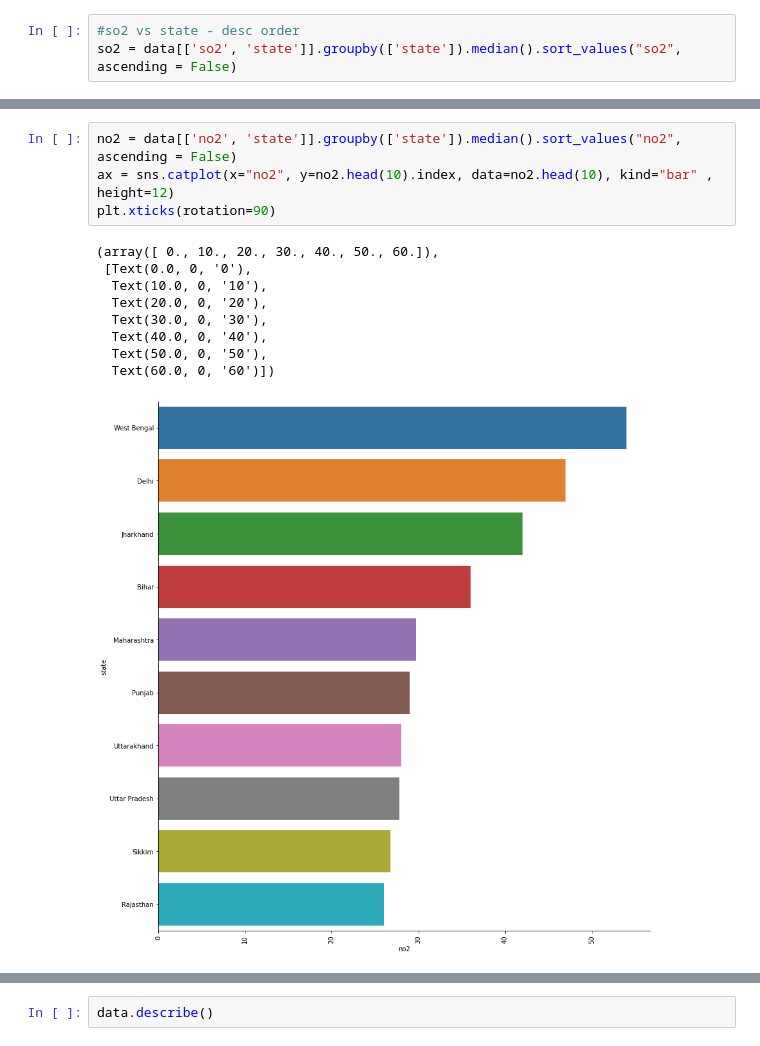
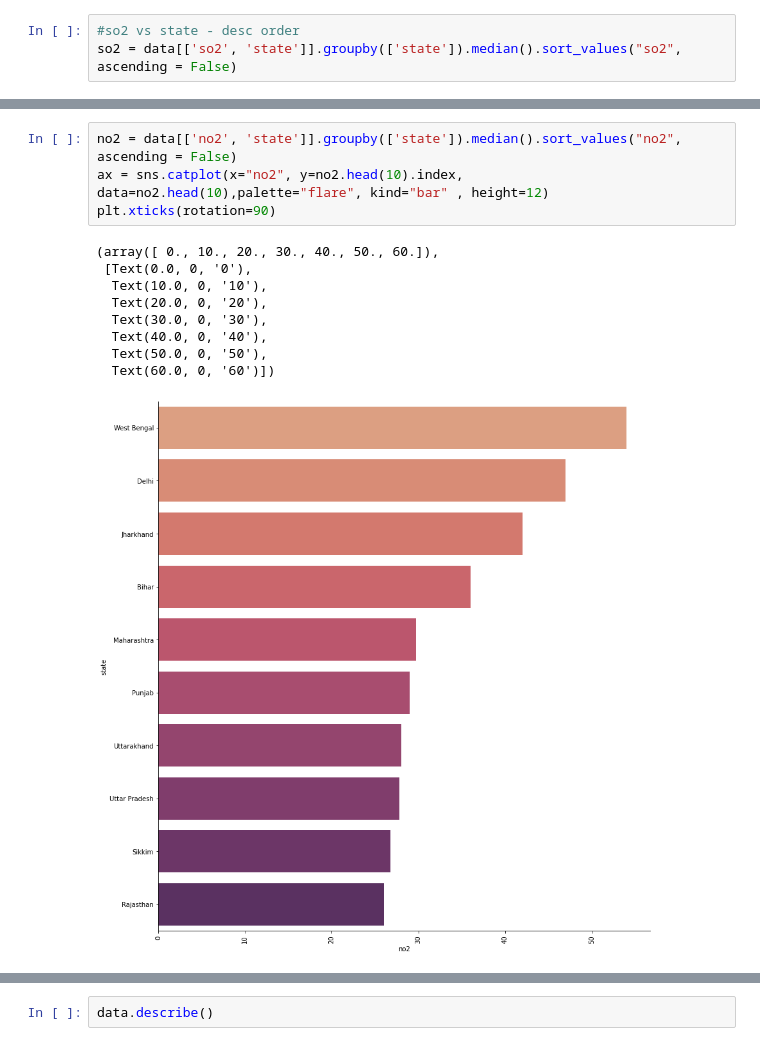
Before and after one commit to hd1801/AQI-Data-Analysis-Project, a Jupyter notebook: AQI.ipynb, the cells around one changed output, grey strips where cells are left out. Cells and saved outputs as stored; diff of their text form.

```diff
--- a/AQI.ipynb
+++ b/AQI.ipynb
@@ -300,16 +302,16 @@ plt.xticks(rotation=90)
 # %%
 no2 = data[['no2', 'state']].groupby(['state']).median().sort_values("no2", ascending = False)
-ax = sns.catplot(x="no2", y=no2.head(10).index, data=no2.head(10), kind="bar" , height=12)
+ax = sns.catplot(x="no2", y=no2.head(10).index, data=no2.head(10),palette="flare", kind="bar" , height=12)
 plt.xticks(rotation=90)
 # %% [output]
 (array([ 0., 10., 20., 30., 40., 50., 60.]),
  [Text(0.0, 0, '0'),
   Text(10.0, 0, '10'),
   Text(20.0, 0, '20'),
   Text(30.0, 0, '30'),
   Text(40.0, 0, '40'),
   Text(50.0, 0, '50'),
   Text(60.0, 0, '60')])
-[figure, old version]
+[figure, new version]
 # %%
 PM10 = data[['rspm', 'state']].groupby(['state']).median().sort_values("rspm", ascending = False)
```
Also changed, not shown: parts of 16 cells of this notebook, 2 other files.
